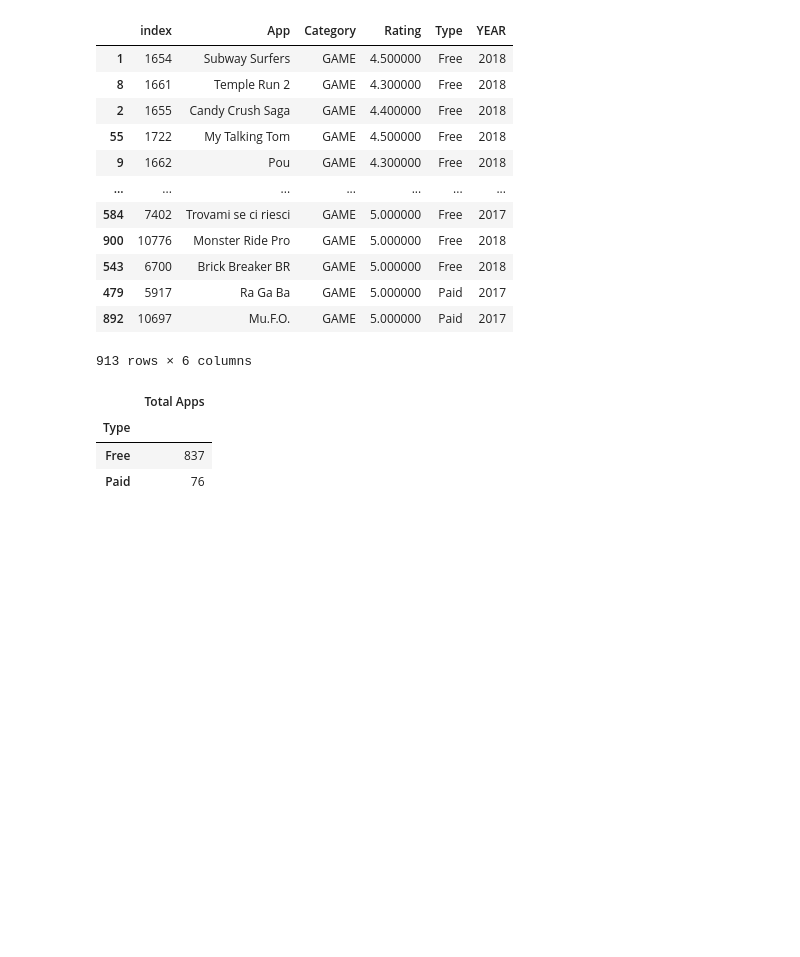
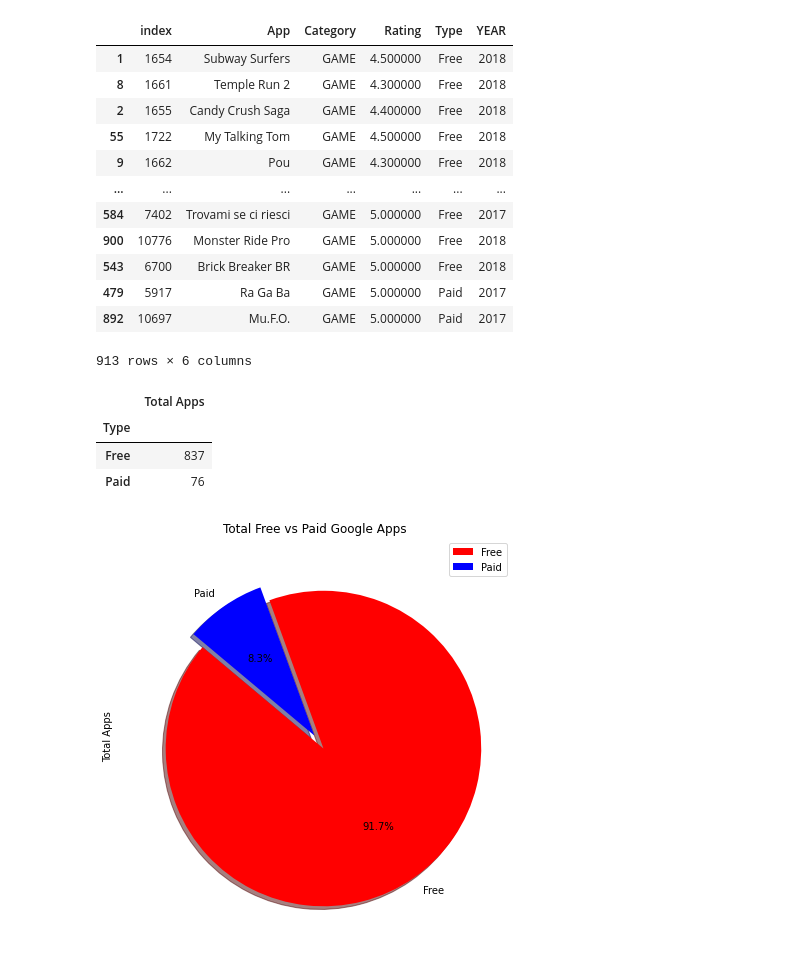
Before and after one commit to RaulMaya/iOS-vs-Android, a Jupyter notebook: Project_1_Jupyter_Notebook.ipynb, the cells around one changed output. Cells and saved outputs as stored; diff of their text form; code cells hidden in the pictures; blank space fills up the shorter version.

Commit message:
Plot Free and pay Mobile Games

```diff
--- a/Project_1_Jupyter_Notebook.ipynb
+++ b/Project_1_Jupyter_Notebook.ipynb
@@ -1343,3 +1343,14 @@ df
 | Type |  |
 | Free | 837 |
 | Paid | 76 |
+# %%
+colors = ['red', 'blue']
+explode = (0.1, 0)
+plot = df.plot.pie(y='Total Apps',figsize=(9,6), colors = colors, startangle=140, explode = explode, shadow = True, autopct="%1.1f%%")
+
+plt.title('Total Free vs Paid Google Apps',fontsize = 12)
+
+plt.tight_layout()
+plt.show()
+# %% [output]
+[figure, added]
```
